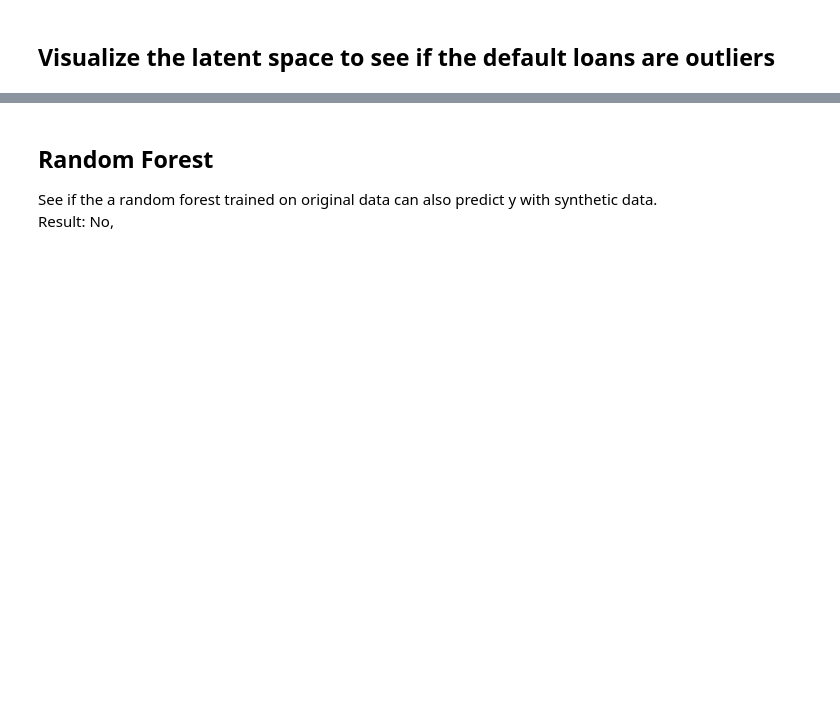
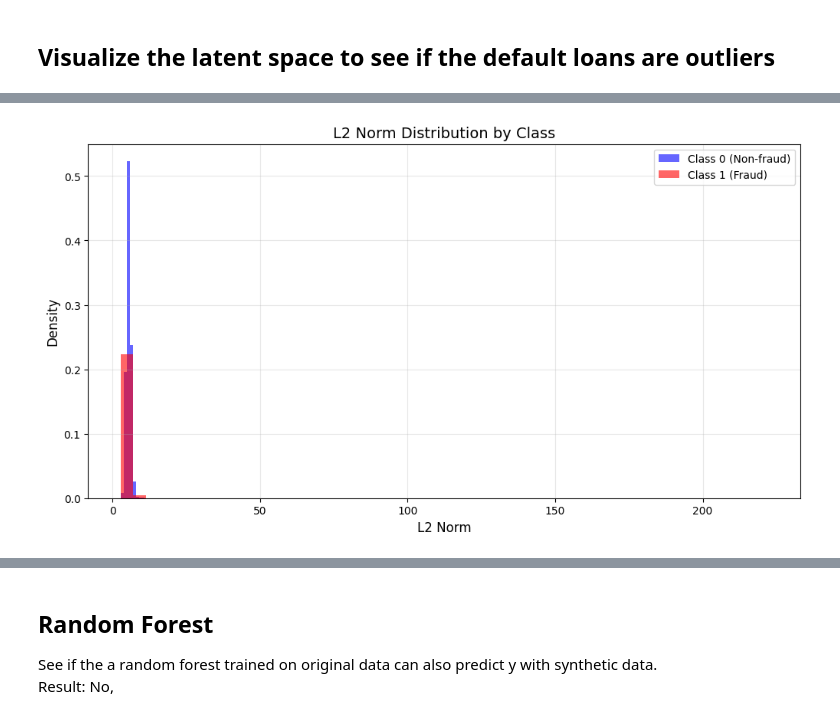
Before and after one commit to minhminhminh0112/anomaly-detection-autoencoder-based-basic, a Jupyter notebook: synthetic_data/evaluate_synthetic.ipynb, the cells around one changed output, grey strips where cells are left out. Saved outputs shown, nothing was run; the diff lists cells and outputs as text; code cells hidden in the pictures; blank space fills up the shorter version.

```diff
--- a/synthetic_data/evaluate_synthetic.ipynb
+++ b/synthetic_data/evaluate_synthetic.ipynb
@@ -98,0 +91,17 @@ compare_distribution_plot(col_names=col_names, X = X, pred_df=synthetic_df)
+# %%
+plt.figure(figsize=(12, 6))
+
+l2_class_0 = l2[y == 0]
+l2_class_1 = l2[y == 1]
+
+plt.hist(l2_class_0, bins=50, alpha=0.6, label='Class 0 (Non-fraud)', color='blue', density=True)
+plt.hist(l2_class_1, bins=50, alpha=0.6, label='Class 1 (Fraud)', color='red', density=True)
+
+plt.xlabel('L2 Norm', fontsize=12)
+plt.ylabel('Density', fontsize=12)
+plt.title('L2 Norm Distribution by Class', fontsize=14)
+plt.legend(fontsize=10)
+plt.grid(alpha=0.3)
+plt.show()
+# %% [output]
+[figure, added]
```
Also changed, not shown: parts of 10 cells of this notebook.
